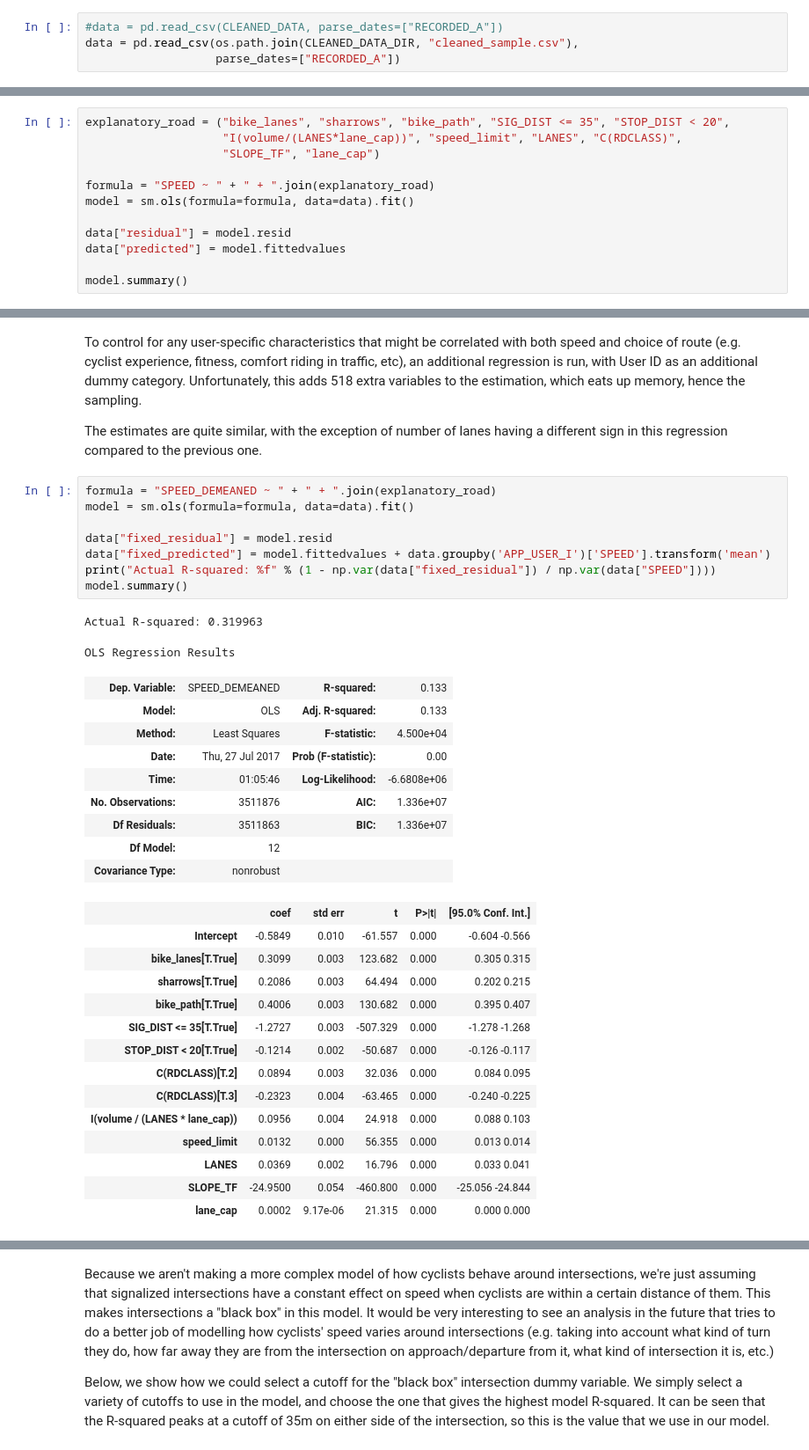
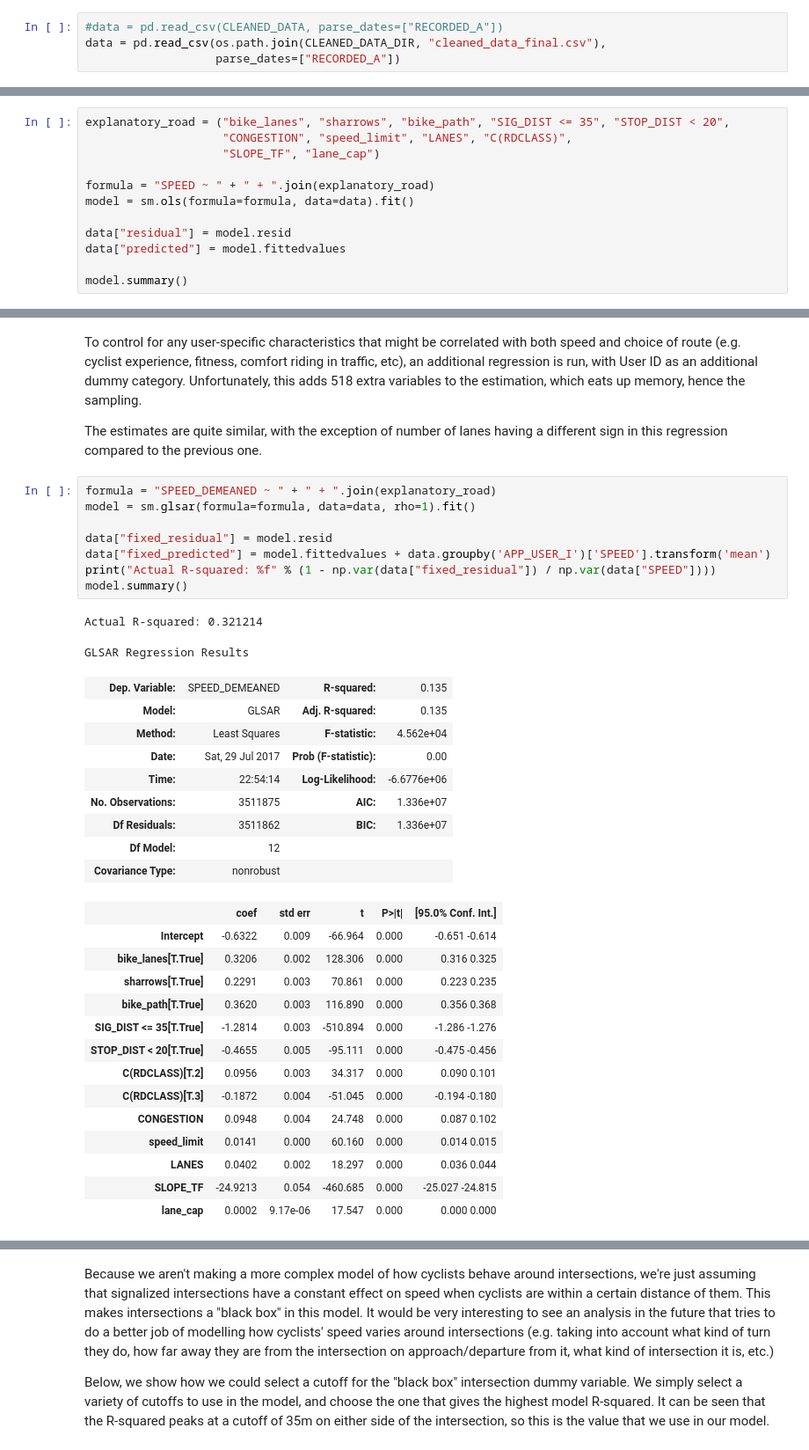
Before and after one commit to aclarry/toronto-cycling-speed-analysis, a Jupyter notebook: Speed Analysis.ipynb, the cells around one changed output, grey strips where cells are left out. Shown at 88% size. Cells and saved outputs as stored; diff of their text form.

```diff
--- a/Speed Analysis.ipynb
+++ b/Speed Analysis.ipynb
@@ -140,7 +145,7 @@ data.to_csv(os.path.join(CLEANED_DATA_DIR, "cleaned_data_final.csv"), encoding="
 ### Read in saved data
 # %%
 #data = pd.read_csv(CLEANED_DATA, parse_dates=["RECORDED_A"])
-data = pd.read_csv(os.path.join(CLEANED_DATA_DIR, "cleaned_sample.csv"),
+data = pd.read_csv(os.path.join(CLEANED_DATA_DIR, "cleaned_data_final.csv"),
                    parse_dates=["RECORDED_A"])
 # %% [markdown]
 # Data Summary
@@ -182,7 +217,7 @@ Now, we read in the cleaned data, and run a linear model on the speed,
 regressed on the `explanatory_road` variables defined below:
 # %%
 explanatory_road = ("bike_lanes", "sharrows", "bike_path", "SIG_DIST <= 35", "STOP_DIST < 20",
-                    "I(volume/(LANES*lane_cap))", "speed_limit", "LANES", "C(RDCLASS)",
+                    "CONGESTION", "speed_limit", "LANES", "C(RDCLASS)",
                     "SLOPE_TF", "lane_cap")
 
 formula = "SPEED ~ " + " + ".join(explanatory_road)
@@ -227,35 +262,35 @@ To control for any user-specific characteristics that might be correlated with b
 The estimates are quite similar, with the exception of number of lanes having a different sign in this regression compared to the previous one.
 # %%
 formula = "SPEED_DEMEANED ~ " + " + ".join(explanatory_road)
-model = sm.ols(formula=formula, data=data).fit()
+model = sm.glsar(formula=formula, data=data, rho=1).fit()
 
 data["fixed_residual"] = model.resid
 data["fixed_predicted"] = model.fittedvalues + data.groupby('APP_USER_I')['SPEED'].transform('mean')
 print("Actual R-squared: %f" % (1 - np.var(data["fixed_residual"]) / np.var(data["SPEED"])))
 model.summary()
 # %% [output]
-Actual R-squared: 0.319963
+Actual R-squared: 0.321214
-OLS Regression Results
+GLSAR Regression Results
-| Dep. Variable: | SPEED_DEMEANED | R-squared: | 0.133 |
-| Model: | OLS | Adj. R-squared: | 0.133 |
-| Method: | Least Squares | F-statistic: | 4.500e+04 |
-| Date: | Thu, 27 Jul 2017 | Prob (F-statistic): | 0.00 |
-| Time: | 01:05:46 | Log-Likelihood: | -6.6808e+06 |
-| No. Observations: | 3511876 | AIC: | 1.336e+07 |
-| Df Residuals: | 3511863 | BIC: | 1.336e+07 |
+| Dep. Variable: | SPEED_DEMEANED | R-squared: | 0.135 |
+| Model: | GLSAR | Adj. R-squared: | 0.135 |
+| Method: | Least Squares | F-statistic: | 4.562e+04 |
+| Date: | Sat, 29 Jul 2017 | Prob (F-statistic): | 0.00 |
+| Time: | 22:54:14 | Log-Likelihood: | -6.6776e+06 |
+| No. Observations: | 3511875 | AIC: | 1.336e+07 |
+| Df Residuals: | 3511862 | BIC: | 1.336e+07 |
 | Df Model: | 12 |  |  |
 | Covariance Type: | nonrobust |  |  |
 |  | coef | std err | t | P>|t| | [95.0% Conf. Int.] |
-| Intercept | -0.5849 | 0.010 | -61.557 | 0.000 | -0.604 -0.566 |
-| bike_lanes[T.True] | 0.3099 | 0.003 | 123.682 | 0.000 | 0.305 0.315 |
-| sharrows[T.True] | 0.2086 | 0.003 | 64.494 | 0.000 | 0.202 0.215 |
-| bike_path[T.True] | 0.4006 | 0.003 | 130.682 | 0.000 | 0.395 0.407 |
-| SIG_DIST <= 35[T.True] | -1.2727 | 0.003 | -507.329 | 0.000 | -1.278 -1.268 |
-| STOP_DIST < 20[T.True] | -0.1214 | 0.002 | -50.687 | 0.000 | -0.126 -0.117 |
-| C(RDCLASS)[T.2] | 0.0894 | 0.003 | 32.036 | 0.000 | 0.084 0.095 |
-| C(RDCLASS)[T.3] | -0.2323 | 0.004 | -63.465 | 0.000 | -0.240 -0.225 |
-| I(volume / (LANES * lane_cap)) | 0.0956 | 0.004 | 24.918 | 0.000 | 0.088 0.103 |
-| speed_limit | 0.0132 | 0.000 | 56.355 | 0.000 | 0.013 0.014 |
-| LANES | 0.0369 | 0.002 | 16.796 | 0.000 | 0.033 0.041 |
-| SLOPE_TF | -24.9500 | 0.054 | -460.800 | 0.000 | -25.056 -24.844 |
-| lane_cap | 0.0002 | 9.17e-06 | 21.315 | 0.000 | 0.000 0.000 |
+| Intercept | -0.6322 | 0.009 | -66.964 | 0.000 | -0.651 -0.614 |
+| bike_lanes[T.True] | 0.3206 | 0.002 | 128.306 | 0.000 | 0.316 0.325 |
+| sharrows[T.True] | 0.2291 | 0.003 | 70.861 | 0.000 | 0.223 0.235 |
+| bike_path[T.True] | 0.3620 | 0.003 | 116.890 | 0.000 | 0.356 0.368 |
+| SIG_DIST <= 35[T.True] | -1.2814 | 0.003 | -510.894 | 0.000 | -1.286 -1.276 |
+| STOP_DIST < 20[T.True] | -0.4655 | 0.005 | -95.111 | 0.000 | -0.475 -0.456 |
+| C(RDCLASS)[T.2] | 0.0956 | 0.003 | 34.317 | 0.000 | 0.090 0.101 |
+| C(RDCLASS)[T.3] | -0.1872 | 0.004 | -51.045 | 0.000 | -0.194 -0.180 |
+| CONGESTION | 0.0948 | 0.004 | 24.748 | 0.000 | 0.087 0.102 |
+| speed_limit | 0.0141 | 0.000 | 60.160 | 0.000 | 0.014 0.015 |
+| LANES | 0.0402 | 0.002 | 18.297 | 0.000 | 0.036 0.044 |
+| SLOPE_TF | -24.9213 | 0.054 | -460.685 | 0.000 | -25.027 -24.815 |
+| lane_cap | 0.0002 | 9.17e-06 | 17.547 | 0.000 | 0.000 0.000 |
```
Also changed, not shown: parts of 18 cells of this notebook.
